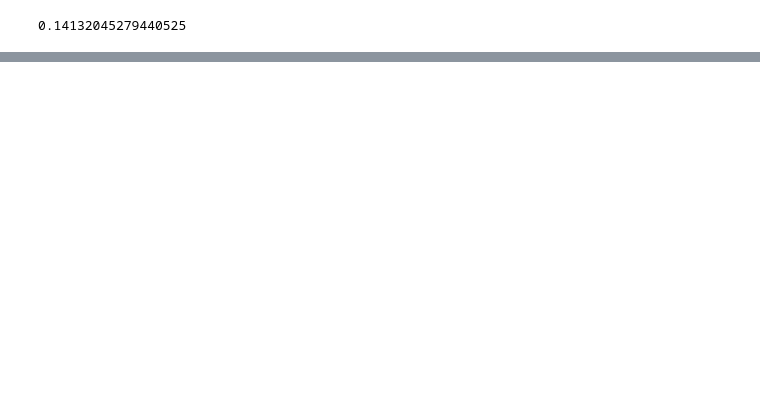
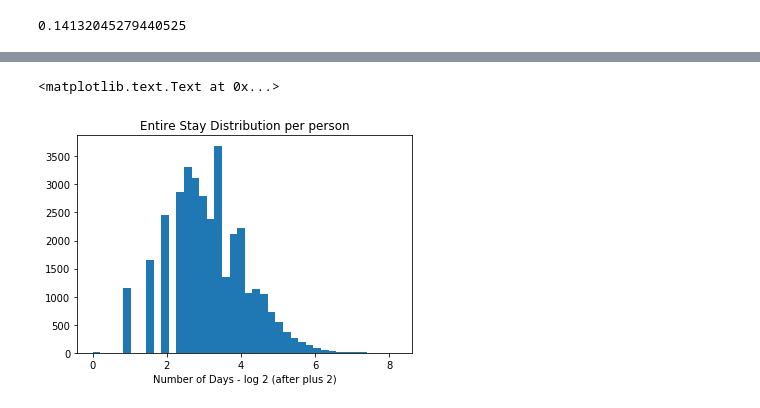
Before and after one commit to xlxulei1005/Project1011_Mortality_Predcition, a Jupyter notebook: Notes_Reorganise_and_Analysis.ipynb, the cells around one changed output, grey strips where cells are left out. Saved outputs shown, nothing was run; the diff lists cells and outputs as text; code cells hidden in the pictures; blank space fills up the shorter version.

```diff
--- a/Notes_Reorganise_and_Analysis.ipynb
+++ b/Notes_Reorganise_and_Analysis.ipynb
@@ -301,0 +299,7 @@ len(unique_iden)
+# %%
+plt.hist(np.log2(stay_interval+2), bins = 40)
+plt.title('Entire Stay Distribution per person')
+plt.xlabel('Number of Days - log 2 (after plus 2)')
+# %% [output]
+<matplotlib.text.Text at 0x...>
+[figure, added]
```
Also changed, not shown: parts of 72 cells of this notebook, 1 other file.
